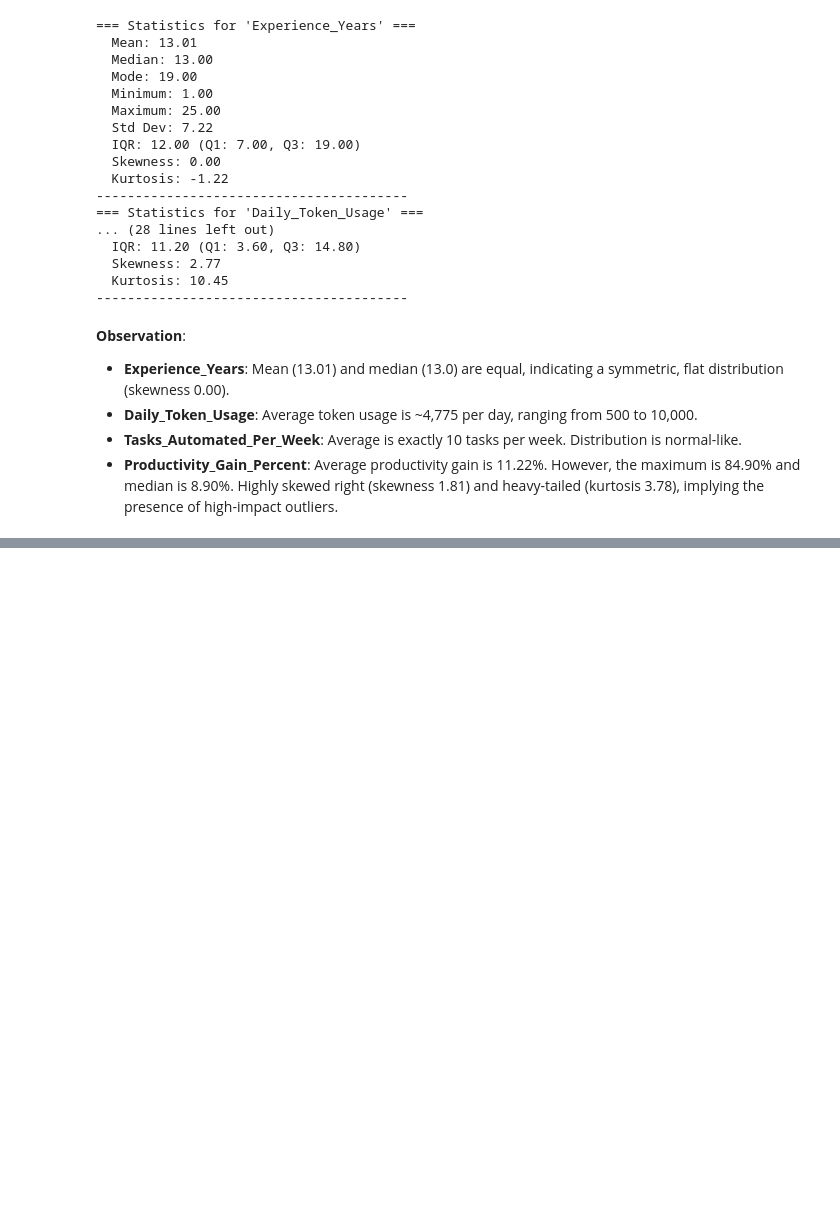
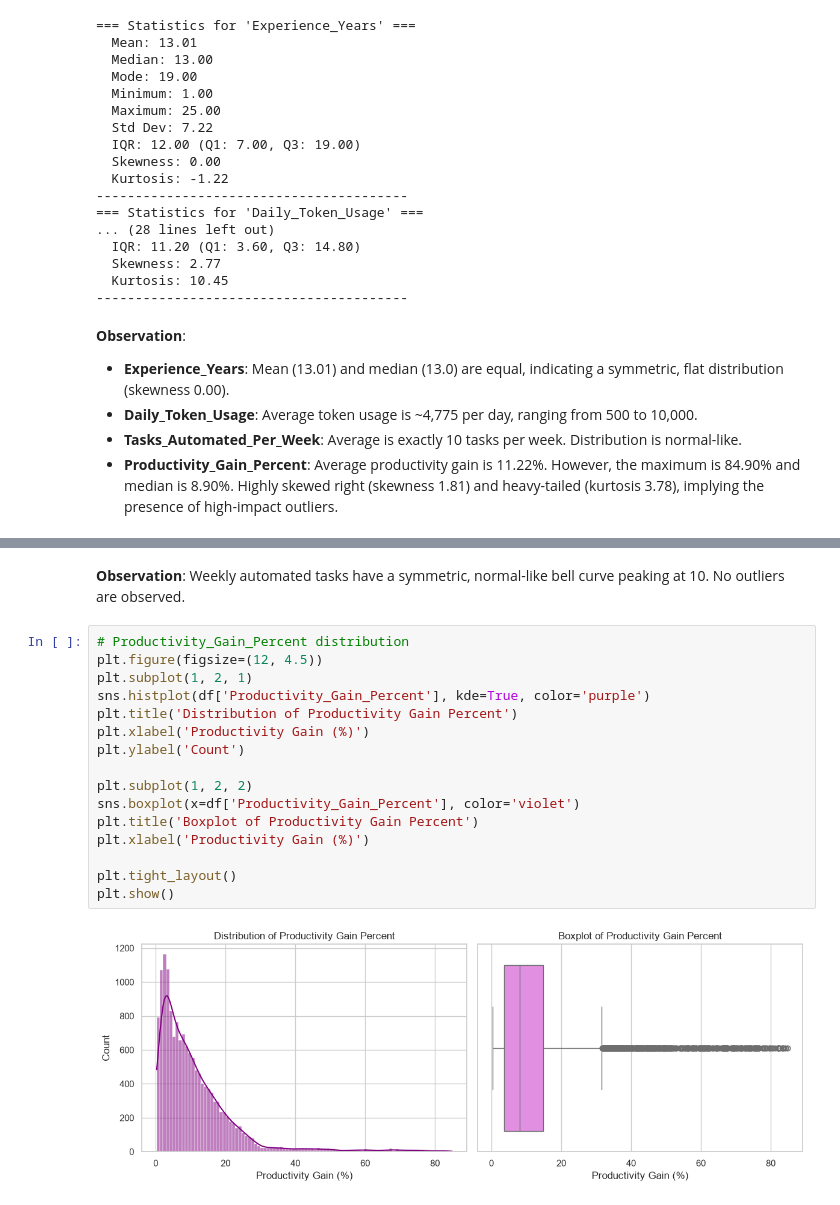
Before and after one commit to vaibhav1874/CodeAlpha_Exploratory-Data-Analysis-EDA-, a Jupyter notebook: CodeAlpha_EDA.ipynb, the cells around one changed output, grey strips where cells are left out. Drawn from its saved outputs; the diff is of its cells as text; blank space fills up the shorter version.

```diff
--- a/CodeAlpha_EDA.ipynb
+++ b/CodeAlpha_EDA.ipynb
@@ -290,0 +352,20 @@ for col in numeric_columns:
+# %% [markdown]
+**Observation**: Weekly automated tasks have a symmetric, normal-like bell curve peaking at 10. No outliers are observed.
+# %%
+# Productivity_Gain_Percent distribution
+plt.figure(figsize=(12, 4.5))
+plt.subplot(1, 2, 1)
+sns.histplot(df['Productivity_Gain_Percent'], kde=True, color='purple')
+plt.title('Distribution of Productivity Gain Percent')
+plt.xlabel('Productivity Gain (%)')
+plt.ylabel('Count')
+
+plt.subplot(1, 2, 2)
+sns.boxplot(x=df['Productivity_Gain_Percent'], color='violet')
+plt.title('Boxplot of Productivity Gain Percent')
+plt.xlabel('Productivity Gain (%)')
+
+plt.tight_layout()
+plt.show()
+# %% [output]
+[figure, added]
```
Also changed, not shown: parts of 15 cells of this notebook.
